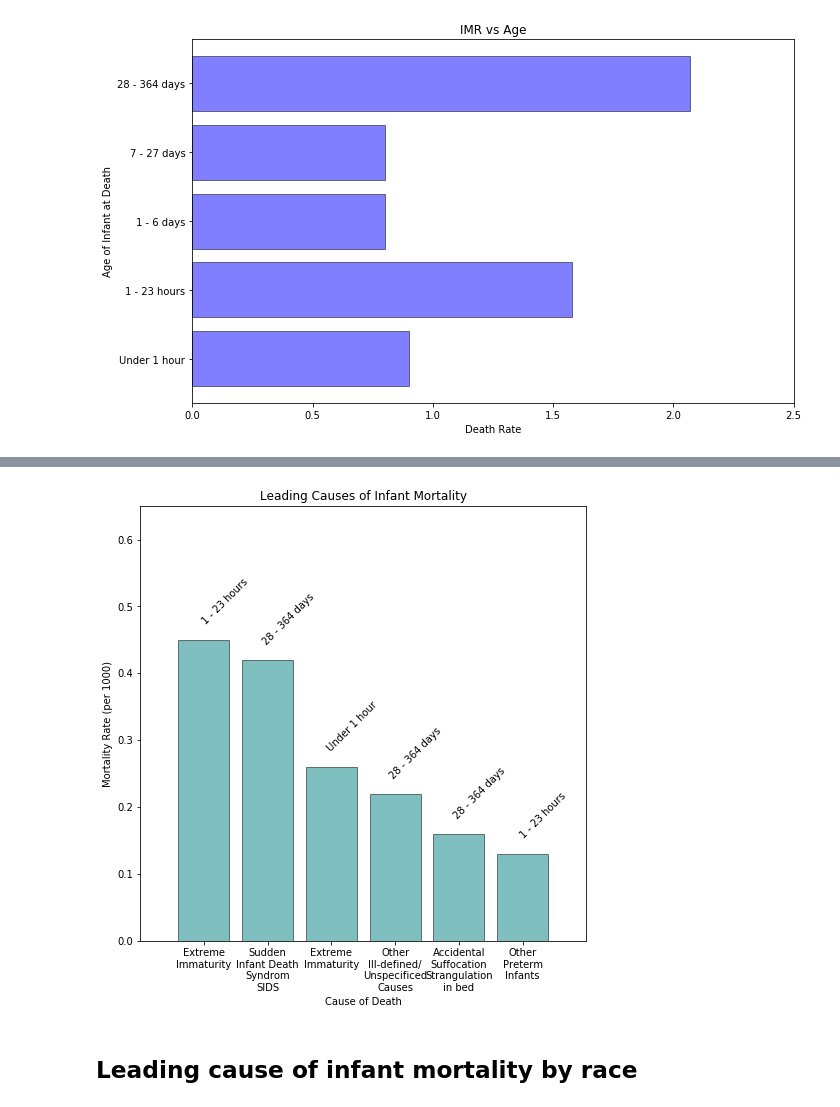
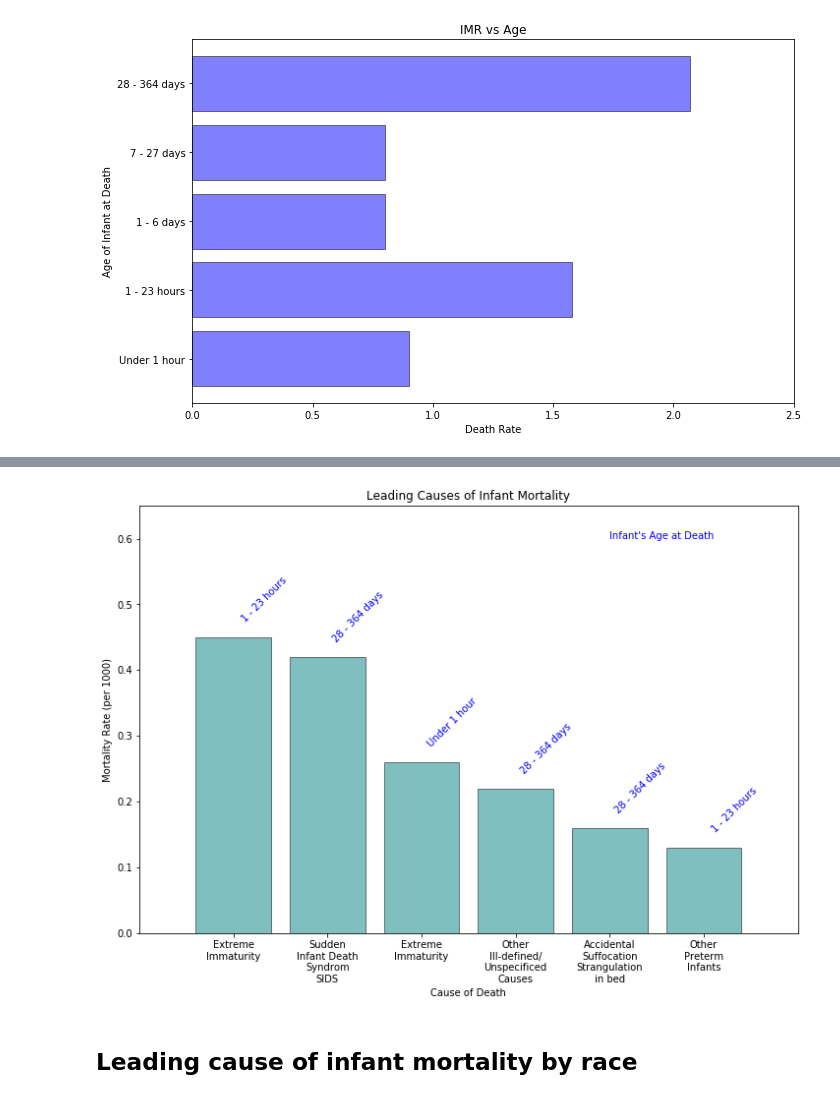
Before and after one commit to jasminajovanovic/IMR, a Jupyter notebook: IMR-jasmina.ipynb, the cells around one changed output, grey strips where cells are left out. Saved outputs shown, nothing was run; the diff lists cells and outputs as text; code cells hidden in the pictures.

Commit message:
added legend to figure leading causes of infant mortality

```diff
--- a/IMR-jasmina.ipynb
+++ b/IMR-jasmina.ipynb
@@ -170,28 +170,29 @@ indexedImrByAgeByCause.head()
 # %%
 x_axis = dfImrByAgeByCause['Cause of death'].head(6)
 
 y_axis = dfImrByAgeByCause['Death Rate'].head(6)
 rects = plt.bar(range(len(x_axis)),y_axis, color='teal', alpha=0.5, edgecolor='black' )
 
 plt.xticks(range(len(x_axis)), ['Extreme\nImmaturity', 'Sudden\nInfant Death\nSyndrom\nSIDS', 'Extreme\nImmaturity', 'Other\nIll-defined/\nUnspecificed\nCauses', 'Accidental\nSuffocation\nStrangulation\nin bed', 'Other\nPreterm\nInfants'], rotation='horizontal')
 plt.xlim(-1,6)
 plt.ylim(0, 0.65)
 for rect in rects:
     indx = rects.index(rect)
     height = rect.get_height()
     plt.text(rect.get_x() + rect.get_width()/1.1, height + 0.02,
              dfImrByAgeByCause['Age of Infant at Death'].iloc[indx],
-             ha='center', va='bottom', color='black', rotation = 45)
+             ha='center', va='bottom', color='blue', rotation = 45)
+plt.text(4,0.6, "Infant's Age at Death", color="blue")
 
 plt.xlabel("Cause of Death")
 plt.ylabel("Mortality Rate (per 1000)")
 plt.title("Leading Causes of Infant Mortality")
 plt.rcParams["figure.figsize"] = [12, 8]
 # plt.tight_layout()
 plt.savefig("Images/Leading Causes of Infant Mortality.png")
 plt.show()
 # %% [output]
-[figure, old version]
+[figure, new version]
 # %%
 # dfImrByAgeByCause.plot('Cause of death', "Death Rate", kind='bar')
 # %% [markdown]
```
Also changed, not shown: 1 other file.
